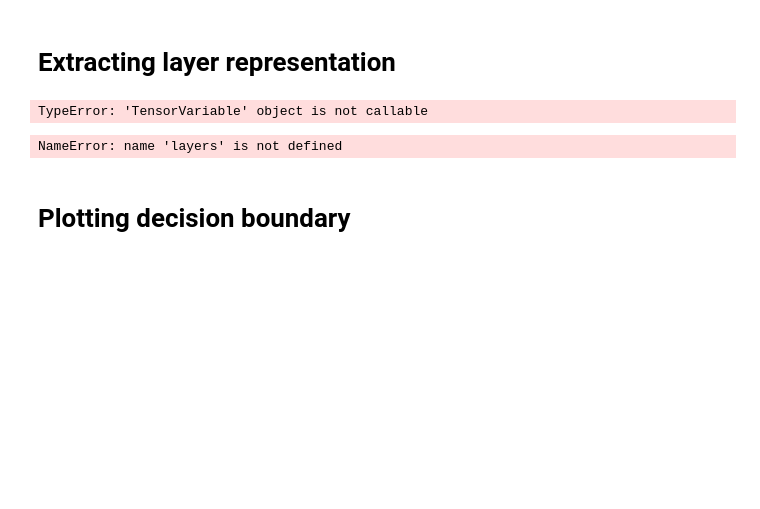
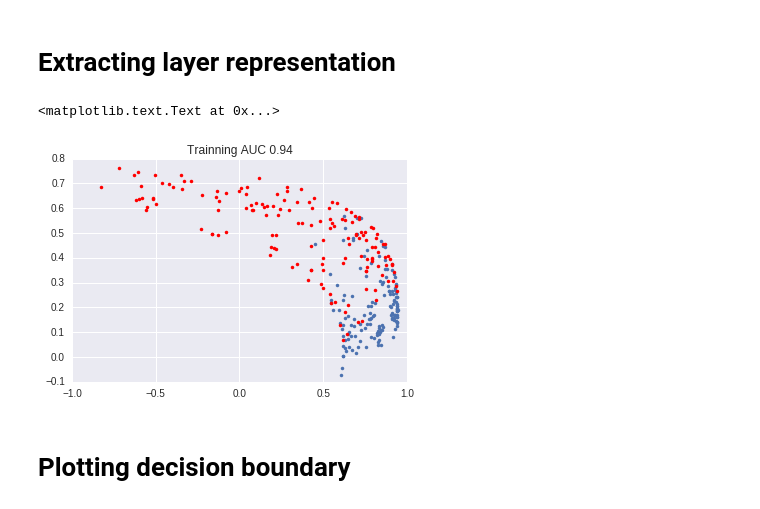
Before and after one commit to alvarouc/mlp, a Jupyter notebook: examples/moon_sklearn.ipynb, the cells around one changed output. Drawn from its saved outputs; the diff is of its cells as text; code cells hidden in the pictures; blank space fills up the shorter version.

```diff
--- a/examples/moon_sklearn.ipynb
+++ b/examples/moon_sklearn.ipynb
@@ -50,17 +50,16 @@ print(scores)
 # %% [markdown]
 # Extracting layer representation
 # %%
-clf = MLP(n_hidden=10, n_deep=3, l2_norm=0.0, l1_norm=0.0, drop=0.1, verbose=0, early_stop=False)
+clf = MLP(n_hidden=8, n_deep=3, l2_norm=0.0, l1_norm=0.0, drop=0.0, verbose=0, early_stop=True,
+          max_epoch=10000, patience=1000)
 clf.fit(data, label)
 layers = clf.feed_forward(data)
+plt.plot(layers[2][label==0,0], layers[2][label==0,1],'.')
+plt.plot(layers[2][label==1,0], layers[2][label==1,1],'r.')
+plt.title('Trainning AUC {:.2f}'.format(clf.auc(data,label)))
 # %% [output]
-TypeError: 'TensorVariable' object is not callable
+<matplotlib.text.Text at 0x...>
+[figure, added]
-# %%
-plt.plot(layers[2][label==0,0], layers[2][label==0,1],'.')
-plt.plot(layers[2][label==1,0], layers[2][label==1,1],'r.')
-plt.title('Trainning AUC {:.2f}'.format(clf.auc(data,label)))
-# %% [output]
-NameError: name 'layers' is not defined
 # %% [markdown]
 # Plotting decision boundary
 # %%
```
Also changed, not shown: parts of 1 cell of this notebook, 1 other file.
